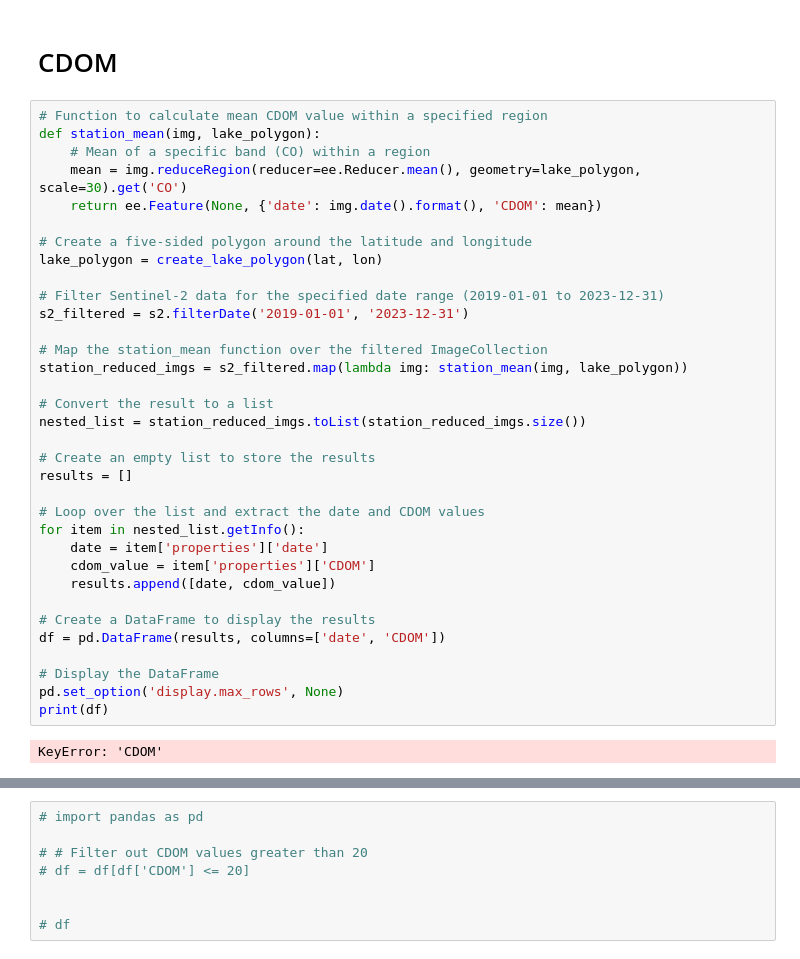
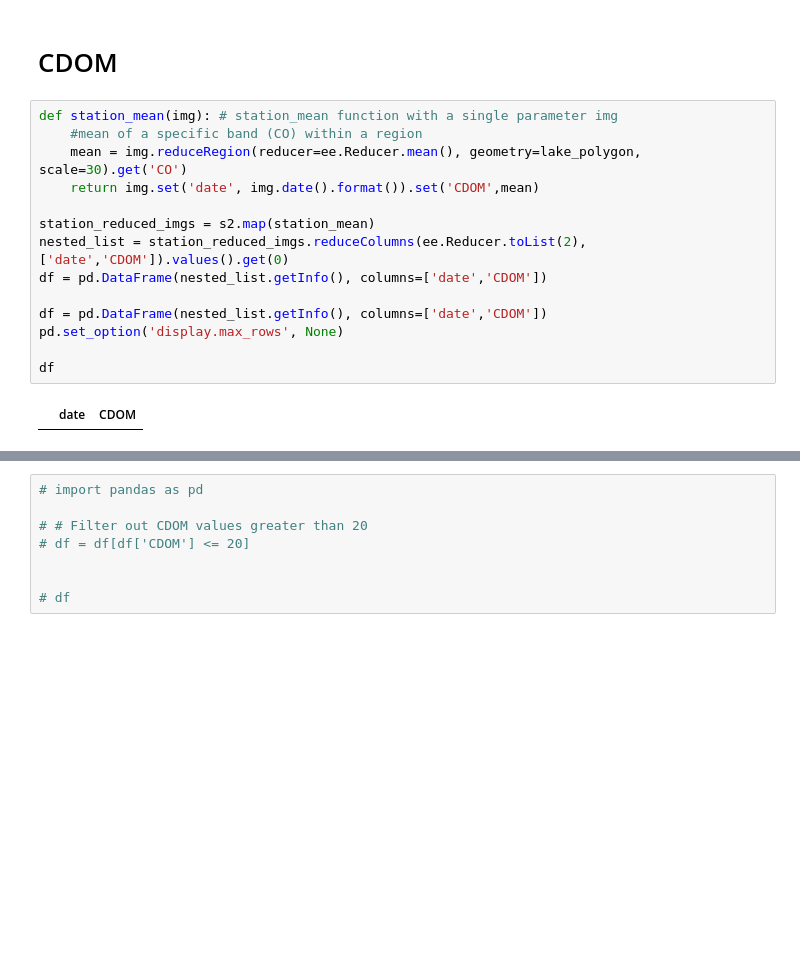
Before and after one commit to aisha1021/CDOM-DOM-BAND_Reflectance_Big_Moose_Lake_SENTINEL_2, a Jupyter notebook: ALL_LAKES_CDOM_DOC_SENTINEL2-Copy1.ipynb, the cells around one changed output, grey strips where cells are left out. Saved outputs shown, nothing was run; the diff lists cells and outputs as text; blank space fills up the shorter version.

```diff
--- a/ALL_LAKES_CDOM_DOC_SENTINEL2-Copy1.ipynb
+++ b/ALL_LAKES_CDOM_DOC_SENTINEL2-Copy1.ipynb
@@ -183,41 +186,21 @@ print(s2.size().getInfo())
 # %% [markdown]
 # CDOM
 # %%
-# Function to calculate mean CDOM value within a specified region
-def station_mean(img, lake_polygon):
-    # Mean of a specific band (CO) within a region
+def station_mean(img): # station_mean function with a single parameter img
+    #mean of a specific band (CO) within a region
     mean = img.reduceRegion(reducer=ee.Reducer.mean(), geometry=lake_polygon, scale=30).get('CO')
-    return ee.Feature(None, {'date': img.date().format(), 'CDOM': mean})
+    return img.set('date', img.date().format()).set('CDOM',mean)
 
-# Create a five-sided polygon around the latitude and longitude
-lake_polygon = create_lake_polygon(lat, lon)
+station_reduced_imgs = s2.map(station_mean)
+nested_list = station_reduced_imgs.reduceColumns(ee.Reducer.toList(2), ['date','CDOM']).values().get(0)
+df = pd.DataFrame(nested_list.getInfo(), columns=['date','CDOM'])
 
-# Filter Sentinel-2 data for the specified date range (2019-01-01 to 2023-12-31)
-s2_filtered = s2.filterDate('2019-01-01', '2023-12-31')
+df = pd.DataFrame(nested_list.getInfo(), columns=['date','CDOM'])
+pd.set_option('display.max_rows', None)
 
-# Map the station_mean function over the filtered ImageCollection
-station_reduced_imgs = s2_filtered.map(lambda img: station_mean(img, lake_polygon))
-
-# Convert the result to a list
-nested_list = station_reduced_imgs.toList(station_reduced_imgs.size())
-
-# Create an empty list to store the results
-results = []
-
-# Loop over the list and extract the date and CDOM values
-for item in nested_list.getInfo():
-    date = item['properties']['date']
-    cdom_value = item['properties']['CDOM']
-    results.append([date, cdom_value])
-
-# Create a DataFrame to display the results
-df = pd.DataFrame(results, columns=['date', 'CDOM'])
-
-# Display the DataFrame
-pd.set_option('display.max_rows', None)
-print(df)
+df
 # %% [output]
-KeyError: 'CDOM'
+|  | date | CDOM |
 # %%
 df['date'] = pd.to_datetime(df['date'])
 
```
Also changed, not shown: parts of 14 cells of this notebook.
